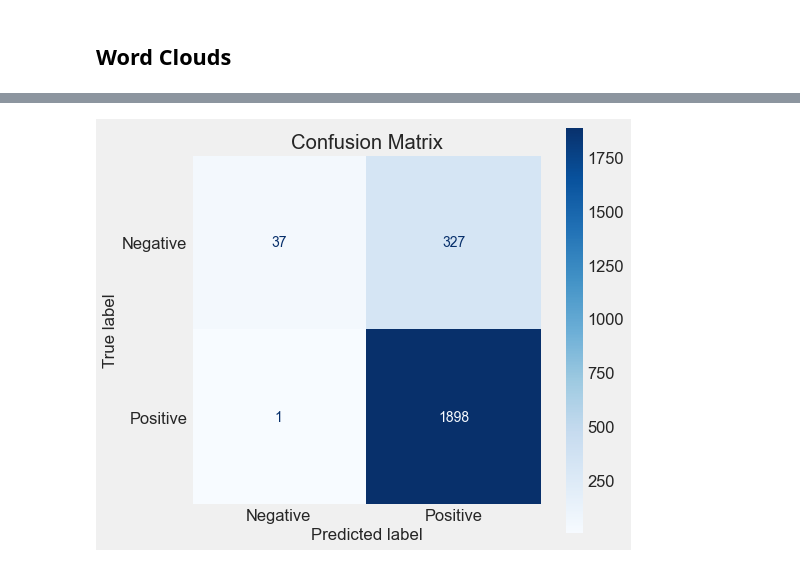
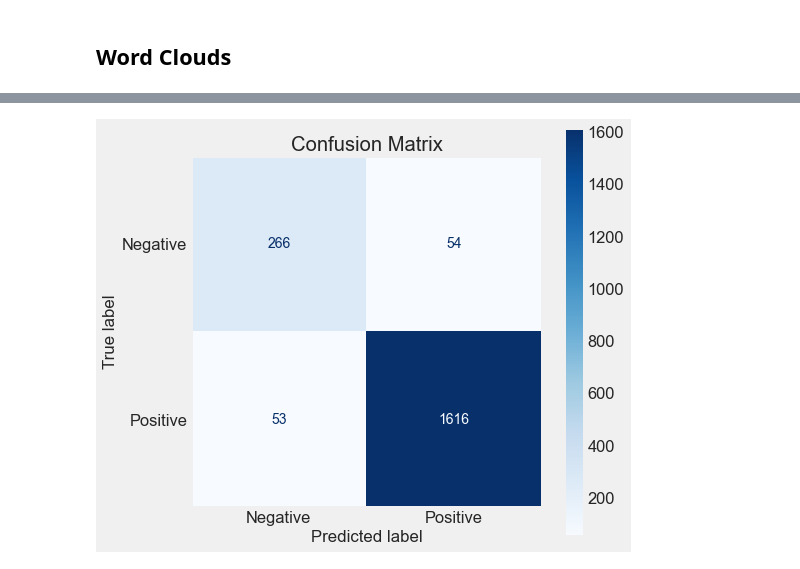
Before and after one commit to jeffreyhwatson/nlp_sentiment_project, a Jupyter notebook: notebooks/exploratory/modeling_eda.ipynb, the cells around one changed output, grey strips where cells are left out. Drawn from its saved outputs; the diff is of its cells as text; code cells hidden in the pictures.

Commit message:
pipelines, models

```diff
--- a/notebooks/exploratory/modeling_eda.ipynb
+++ b/notebooks/exploratory/modeling_eda.ipynb
@@ -168,7 +171,7 @@ print(len(y_lem_testing))
 # %% [markdown]
 <font size="4">Splitting the X_lem_training data to create training and validation sets to train the models. The validation set size is 20% of the X_lem_training data. `stratify_y` is being used to ensure that the relative class ratios remain consistent between the training and validation sets.</font>
 # %%
-X_lem_train, X_lem_val, y_lem_train, y_lem_val = fn.splitter(X_lem_training, y_lem_training, .20)
+X_lem_train, X_lem_val, y_lem_train, y_lem_val = fn.splitter(X_lem_training, y_lem_training)
 # %%
 # checking sizes
 print(len(X_lem_train))
@@ -337,0 +325,15 @@ modeling = cl.Harness(f1)
+# %%
+# creating f1 scorer
+f1 = fn.f1
+
+# creating Harness
+modeling = cl.Harness(f1)
+
+# creating tfidf instance
+tfidf = TfidfVectorizer(ngram_range=(1,1))
+
+# creating oversampler instance
+oversample = RandomOverSampler(sampling_strategy='minority', random_state=2021)
+
+# creating SMOTE instance
+sm = SMOTE(random_state=2021)
@@ -338,6 +342,9 @@ modeling = cl.Harness(f1)
 # %%
 LR = LogisticRegression(max_iter=1000, n_jobs=-1, random_state = 2021, verbose=2)
+# %%
+steps = [('tfidf', tfidf), ('clf', LR)]
+baseline = Pipeline(steps=steps)
 # %%
-baseline = LR.fit(tfidf_data_lem_train, y_lem_train)
+baseline.fit(X_lem_train, y_lem_train)
 # %% [output]
 [Parallel(n_jobs=-1)]: Using backend LokyBackend with 8 concurrent workers.
@@ -365,4 +376,4 @@ modeling.history
 # %%
-fn.confusion(baseline, tfidf_data_lem_train, y_lem_train)
+fn.confusion(baseline, X_lem_train, y_lem_train)
 # %% [output]
-[figure, old version]
+[figure, new version]
```
Also changed, not shown: parts of 71 cells of this notebook, 2 other files.
